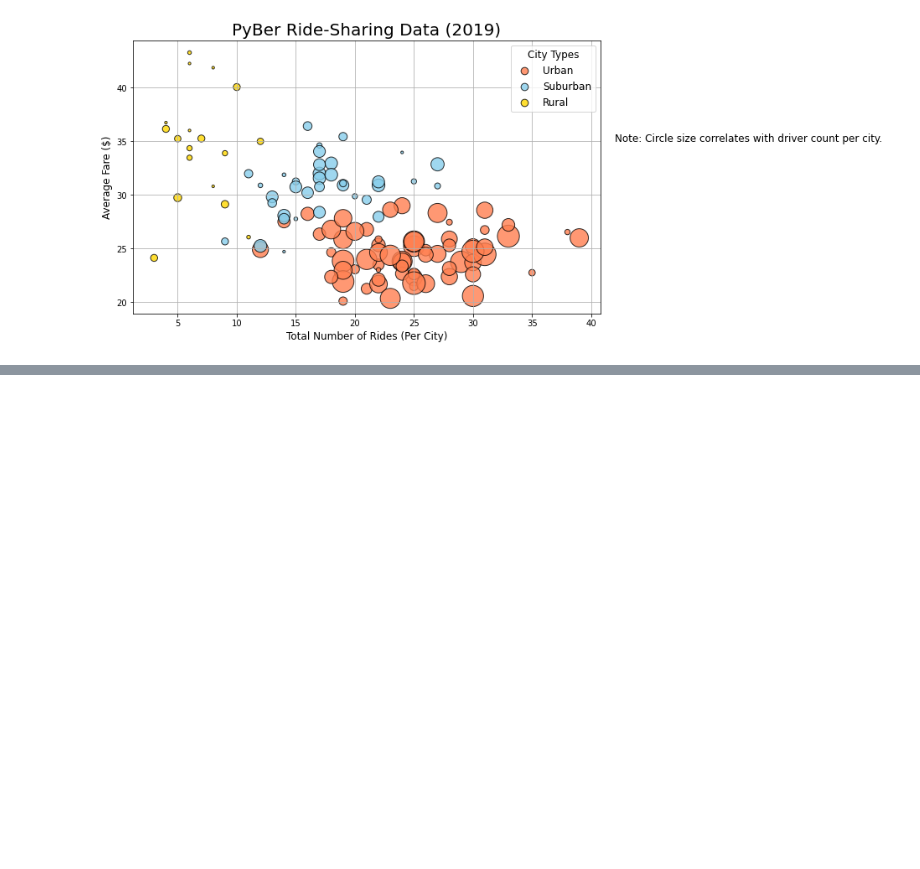
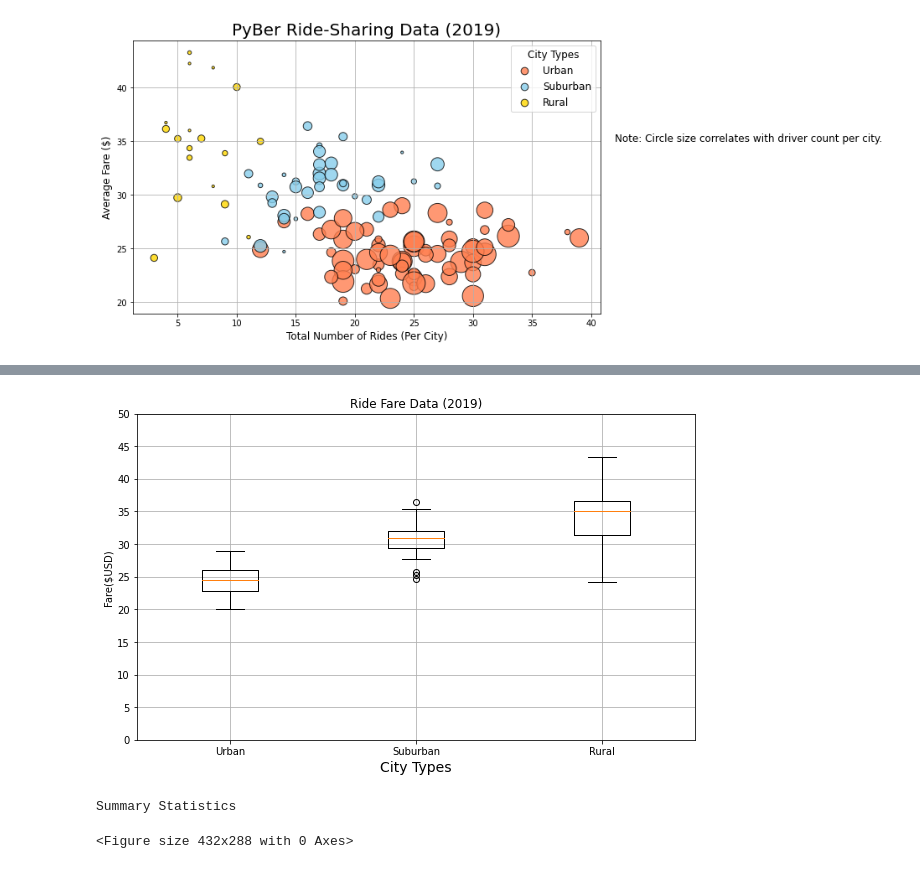
Before and after one commit to komalkish/PyBer_Analysis, a Jupyter notebook: PyBer.ipynb, the cells around one changed output, grey strips where cells are left out. Drawn from its saved outputs; the diff is of its cells as text; code cells hidden in the pictures; blank space fills up the shorter version.

```diff
--- a/PyBer.ipynb
+++ b/PyBer.ipynb
@@ -301,0 +514,19 @@ plt.show()
+# %%
+# Create a box-and-whisker plot for the allcities fare data.
+x_labels = ["Urban", "Suburban", "Rural"]
+fare_data = [urban_avg_fare,suburban_avg_fare,rural_avg_fare]
+fig, ax = plt.subplots(figsize=(10,6))
+ax.boxplot(fare_data, labels=x_labels)
+# Add the title, y-axis label and grid.
+ax.set_title('Ride Fare Data (2019)')
+ax.set_ylabel('Fare($USD)')
+ax.set_xlabel("City Types",fontsize=14)
+ax.set_yticks(np.arange(0, 51, step=5.0))
+ax.grid()
+plt.show()
+plt.savefig("analysis/Fig3.png")
+print("Summary Statistics")
+# %% [output]
+[figure, added]
+Summary Statistics
+<Figure size 432x288 with 0 Axes>
```
Also changed, not shown: parts of 23 cells of this notebook.
